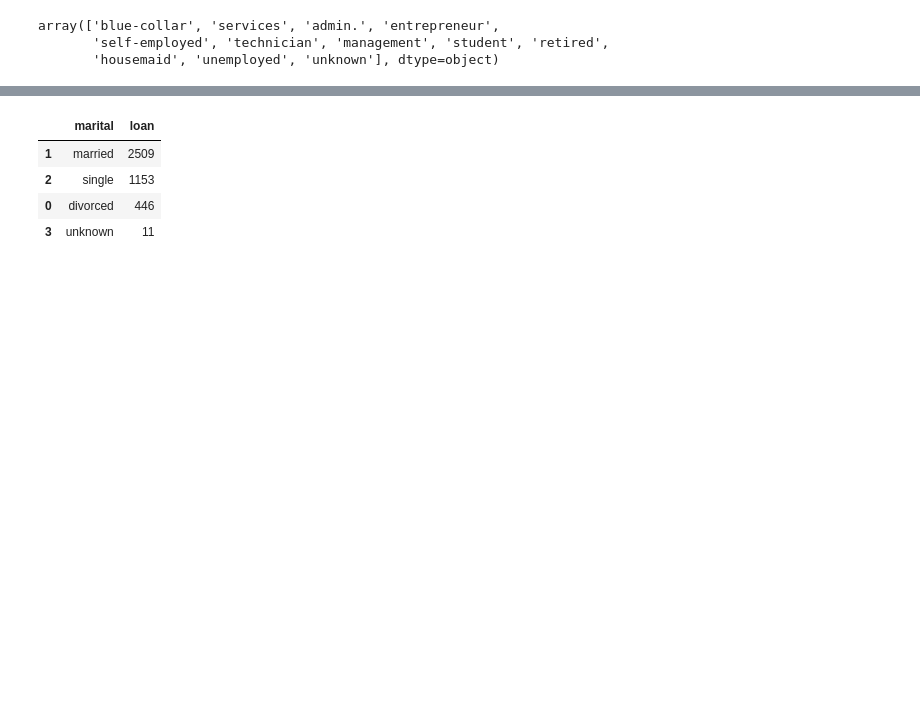
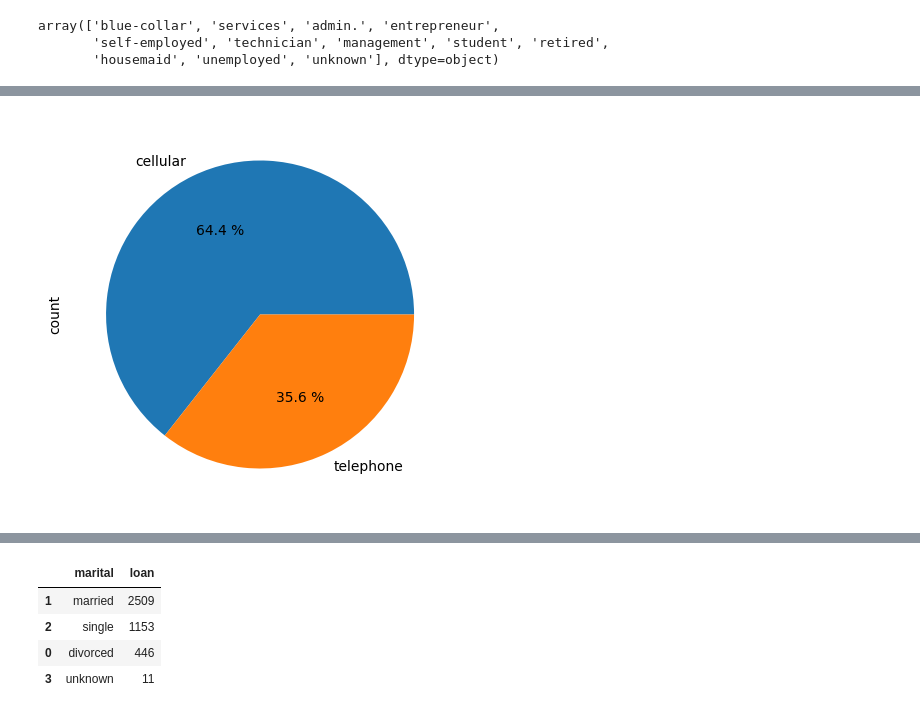
Before and after one commit to secarvallo/MLY0100, a Jupyter notebook: Labs/02.-LabsML/Taller02_Bank/Taller02_Bank.ipynb, the cells around one changed output, grey strips where cells are left out. Cells and saved outputs as stored; diff of their text form; code cells hidden in the pictures; blank space fills up the shorter version.

```diff
--- a/Labs/02.-LabsML/Taller02_Bank/Taller02_Bank.ipynb
+++ b/Labs/02.-LabsML/Taller02_Bank/Taller02_Bank.ipynb
@@ -138,0 +257,4 @@ data['education'].value_counts().plot.pie(figsize=(5,5), autopct="%0.1f %%");
+# %%
+data['contact'].value_counts().plot.pie(figsize=(5,5), autopct="%0.1f %%");
+# %% [output]
+[figure, added]
```
Also changed, not shown: parts of 57 cells of this notebook, 4 other files.
